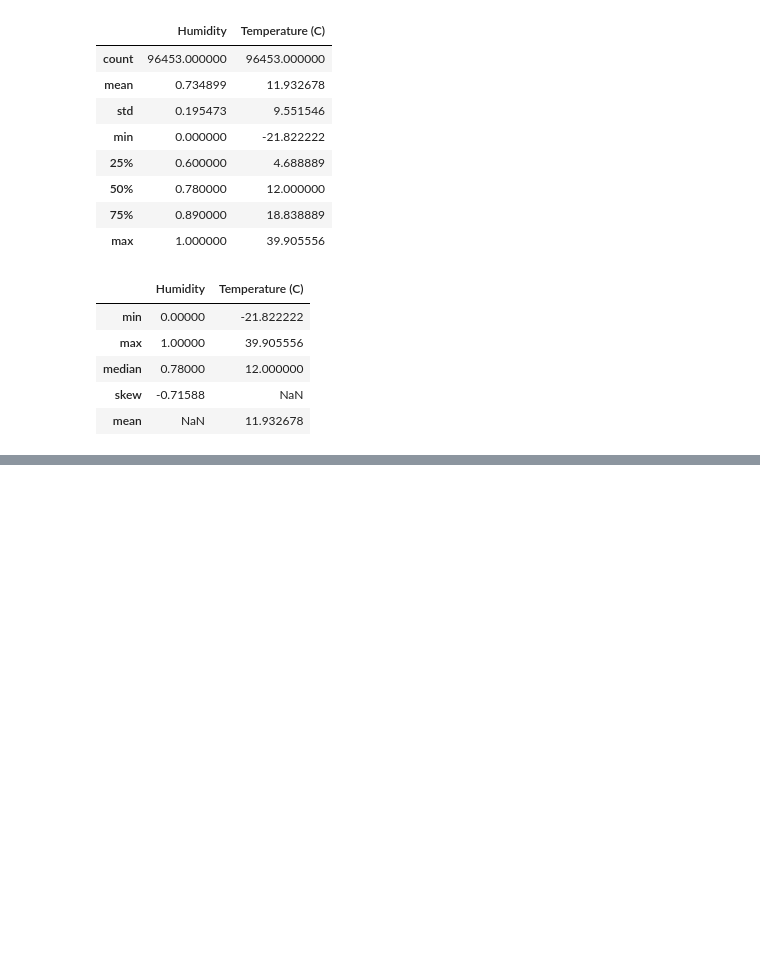
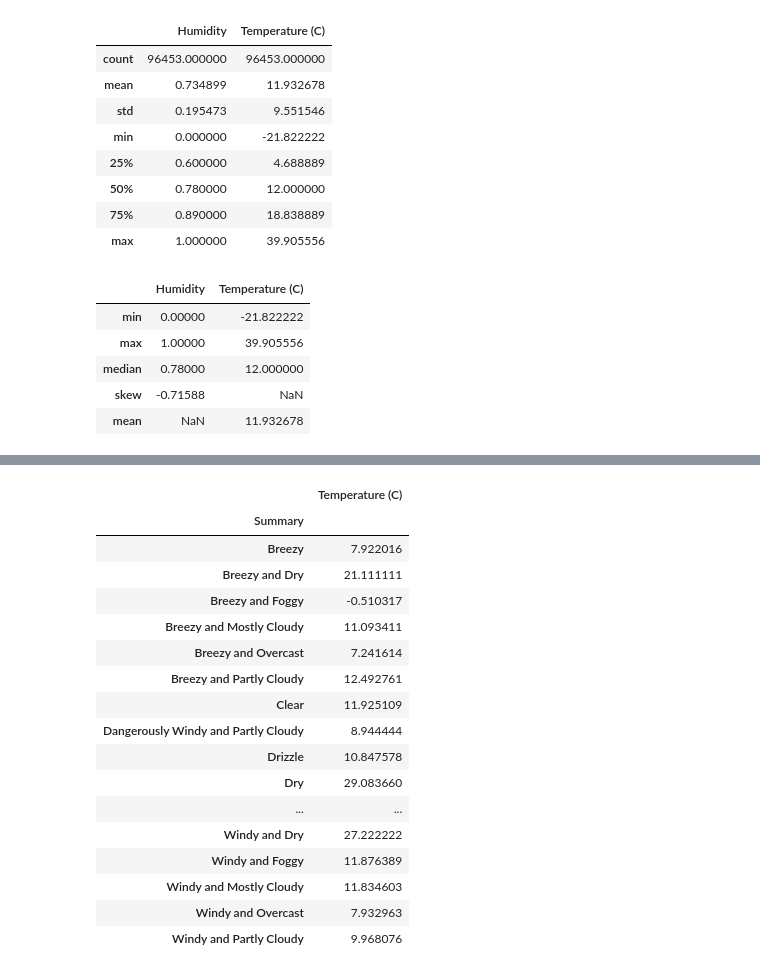
Before and after one commit to Isuru-Sandaruwan-Kumarasiri/Advanced_Python_In_Pandas, a Jupyter notebook: Untitled.ipynb, the cells around one changed output, grey strips where cells are left out. Saved outputs shown, nothing was run; the diff lists cells and outputs as text; code cells hidden in the pictures; blank space fills up the shorter version.

```diff
--- a/Untitled.ipynb
+++ b/Untitled.ipynb
@@ -188,0 +252,24 @@ df.agg(
+# %%
+# df.groupby(['Summary'])["Temperature (C)"].mean()
+
+# corrected code
+df.groupby('Summary')[["Temperature (C)"]].mean()
+# %% [output]
+|  | Temperature (C) |
+| Summary |  |
+| Breezy | 7.922016 |
+| Breezy and Dry | 21.111111 |
+| Breezy and Foggy | -0.510317 |
+| Breezy and Mostly Cloudy | 11.093411 |
+| Breezy and Overcast | 7.241614 |
+| Breezy and Partly Cloudy | 12.492761 |
+| Clear | 11.925109 |
+| Dangerously Windy and Partly Cloudy | 8.944444 |
+| Drizzle | 10.847578 |
+| Dry | 29.083660 |
+| ... | ... |
+| Windy and Dry | 27.222222 |
+| Windy and Foggy | 11.876389 |
+| Windy and Mostly Cloudy | 11.834603 |
+| Windy and Overcast | 7.932963 |
+| Windy and Partly Cloudy | 9.968076 |
```
Also changed, not shown: parts of 5 cells of this notebook.
